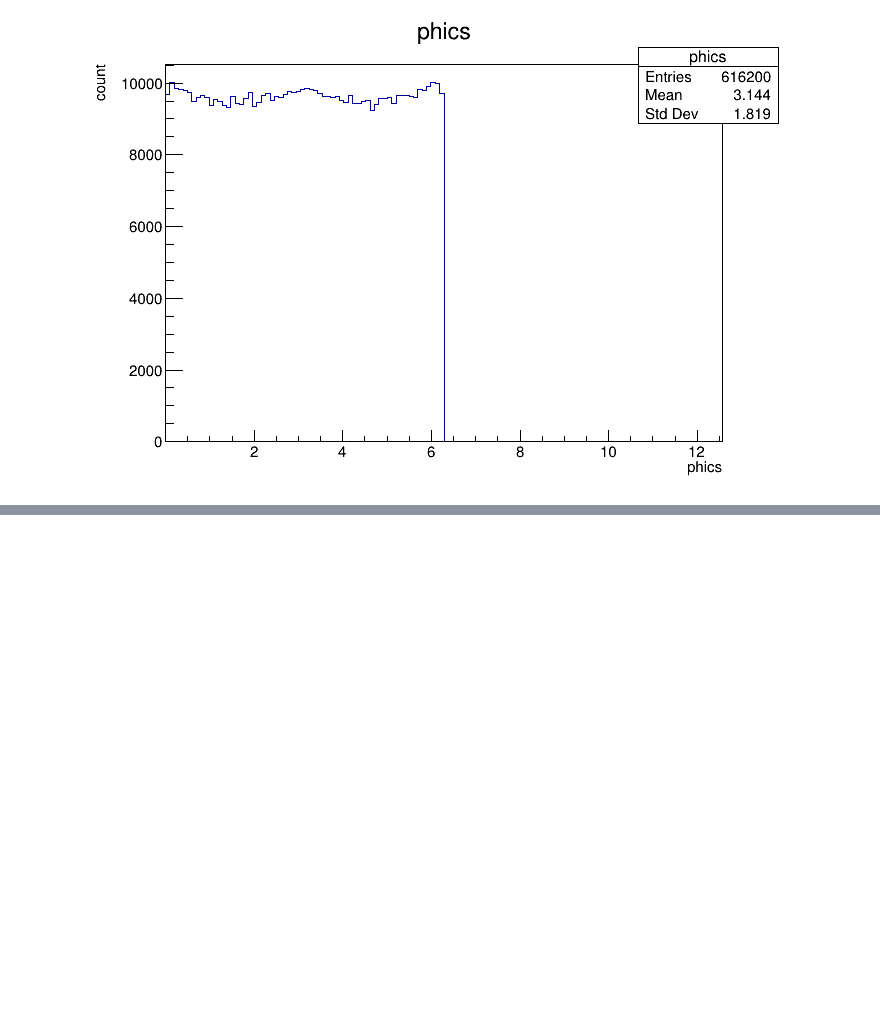
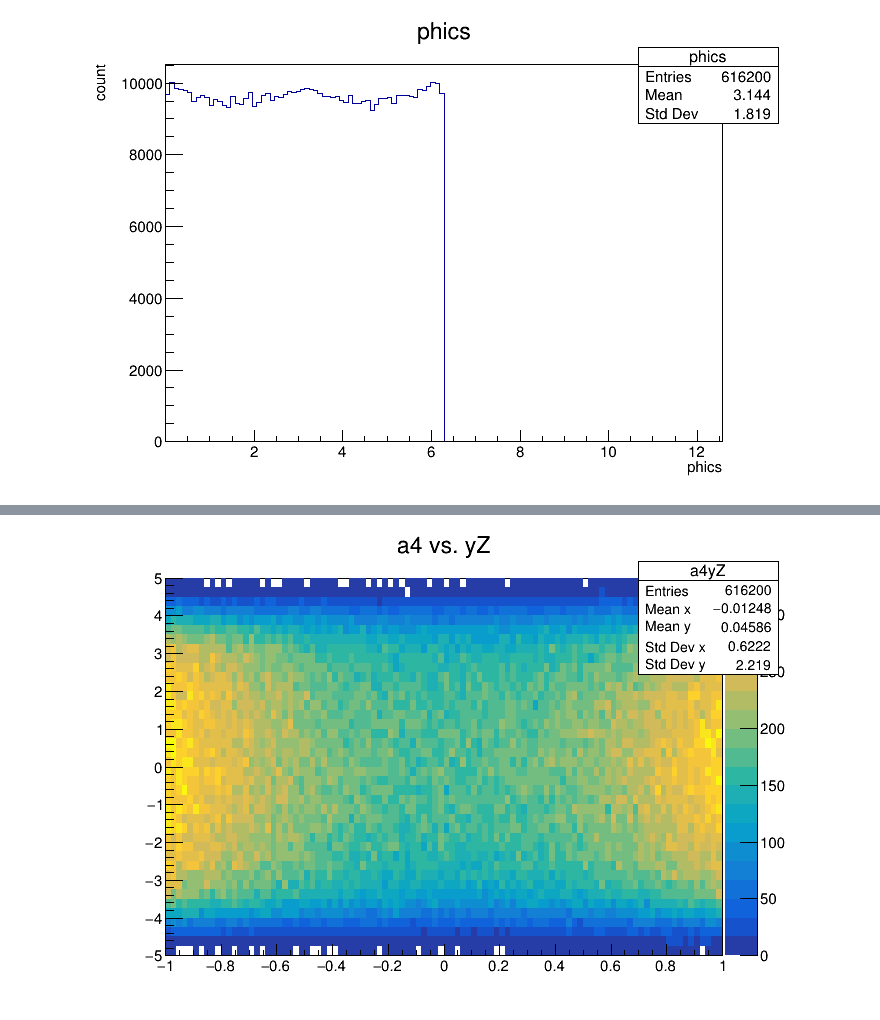
Before and after one commit to kdlong/MiNNLOValidation, a Jupyter notebook: angularCoefficients.ipynb, the cells around one changed output, grey strips where cells are left out. Saved outputs shown, nothing was run; the diff lists cells and outputs as text; code cells hidden in the pictures; blank space fills up the shorter version.

```diff
--- a/angularCoefficients.ipynb
+++ b/angularCoefficients.ipynb
@@ -113,0 +150,8 @@ canvas.Draw()
+# %%
+hista4yZ = dfang.Histo2D(("a4yZ", "a4 vs. yZ", 100, -1, 1, 40, -5,  5), "a4", "yZ")
+# %%
+canvas = ROOT.TCanvas("canvas")
+hista4yZ.Draw("colz")
+canvas.Draw()
+# %% [output]
+[figure, added]
```
Also changed, not shown: parts of 9 cells of this notebook.
